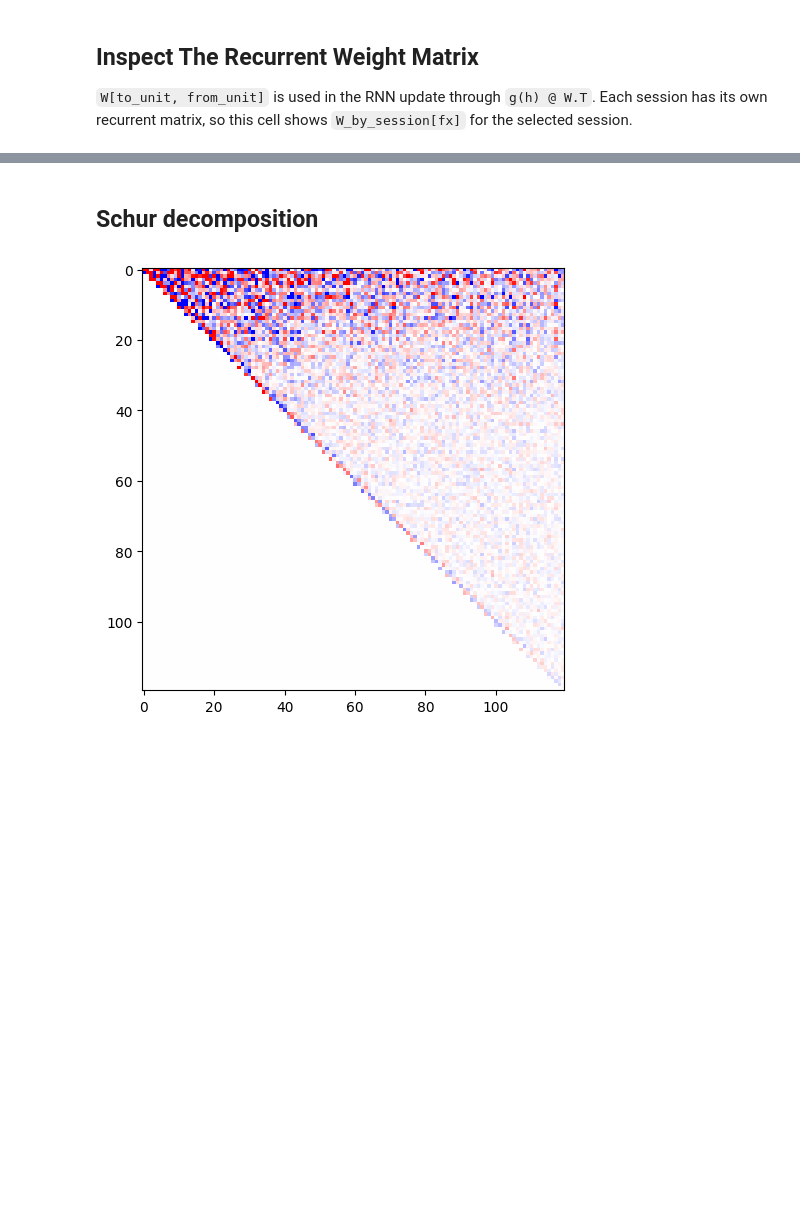
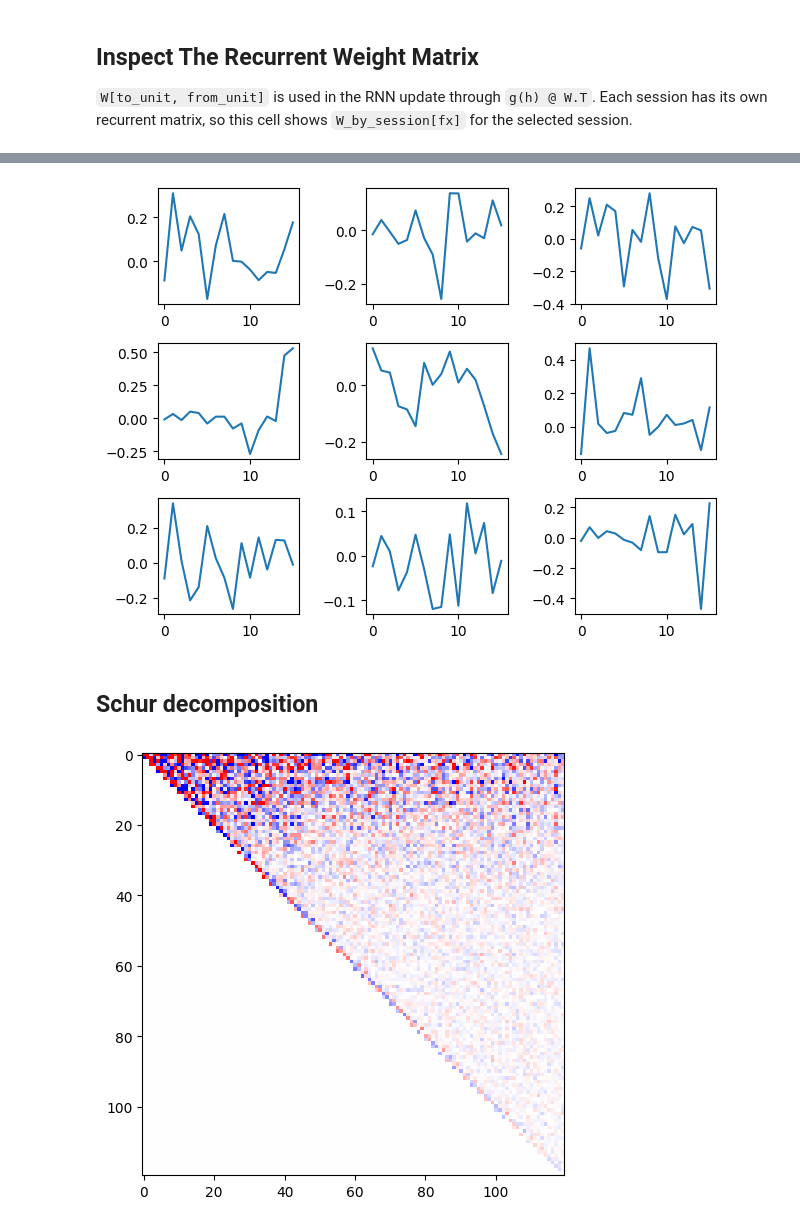
Before and after one commit to chrismkkim/ALMContinualLearning, a Jupyter notebook: _8_LatentNetwork_Notebook.ipynb, the cells around one changed output, grey strips where cells are left out. Cells and saved outputs as stored; diff of their text form; code cells hidden in the pictures; blank space fills up the shorter version.

```diff
--- a/_8_LatentNetwork_Notebook.ipynb
+++ b/_8_LatentNetwork_Notebook.ipynb
@@ -214,3 +244,12 @@ plt.tight_layout()
+# %%
+fx=14
+plt.figure()
+for ipc in range(9):
+    plt.subplot(3,3,ipc+1)
+    plt.plot(data_pc_components[fx,:,ipc])
+plt.tight_layout()
+# %% [output]
+[figure, added]
 # %% [markdown]
 ## Schur decomposition
 # %%
```
Also changed, not shown: parts of 13 cells of this notebook, 1 other file.
